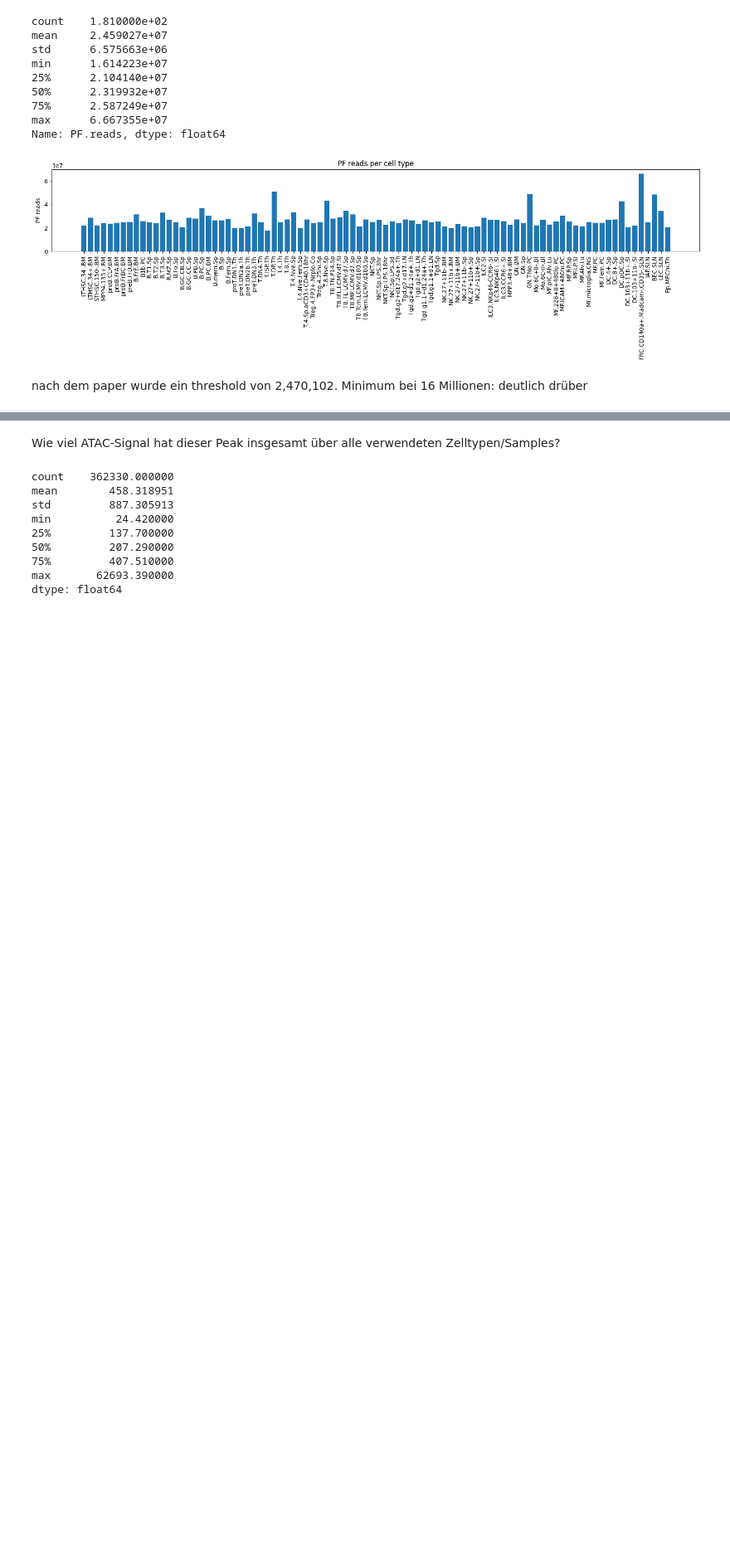
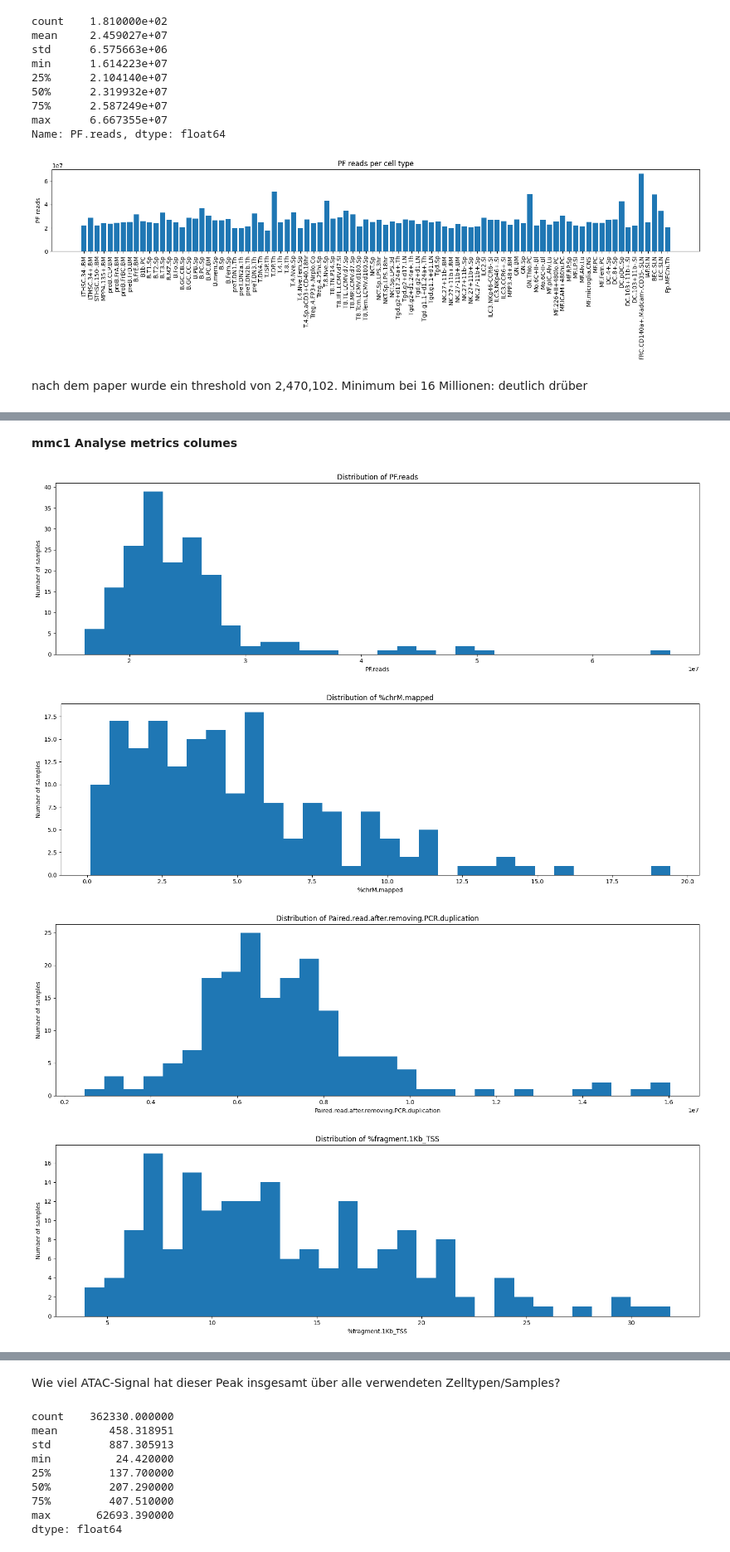
Before and after one commit to datascience-mobi-2026/topic04_team03, a Jupyter notebook: jupyter_rosa.ipynb, the cells around one changed output, grey strips where cells are left out. Shown at 83% size. Cells and saved outputs as stored; diff of their text form; code cells hidden in the pictures; blank space fills up the shorter version.

```diff
--- a/jupyter_rosa.ipynb
+++ b/jupyter_rosa.ipynb
@@ -441,0 +475,24 @@ nach dem paper wurde ein threshold von 2,470,102. Minimum bei 16 Millionen: deut
+# %% [markdown]
+**mmc1 Analyse metrics columes**
+# %%
+mmc1_parameter = [
+    "PF.reads",
+    "%chrM.mapped",
+    "Paired.read.after.removing.PCR.duplication",
+    "%fragment.1Kb_TSS",
+    "Replicate.cor"
+]
+
+for parameter in mmc1_parameter:
+    plt.figure(figsize=(16,5))
+    plt.hist(mmc1_data[parameter].dropna(), bins=30)
+    plt.xlabel(parameter)
+    plt.ylabel("Number of samples")
+    plt.title(f"Distribution of {parameter}" ) # f-String: variable in geschweiften Klammern, setzt Werte automatisch ein
+    plt.tight_layout()
+    plt.show()
+# %% [output]
+[figure, added]
+[figure, added]
+[figure, added]
+[figure, added]
```
Also changed, not shown: parts of 67 cells of this notebook.
